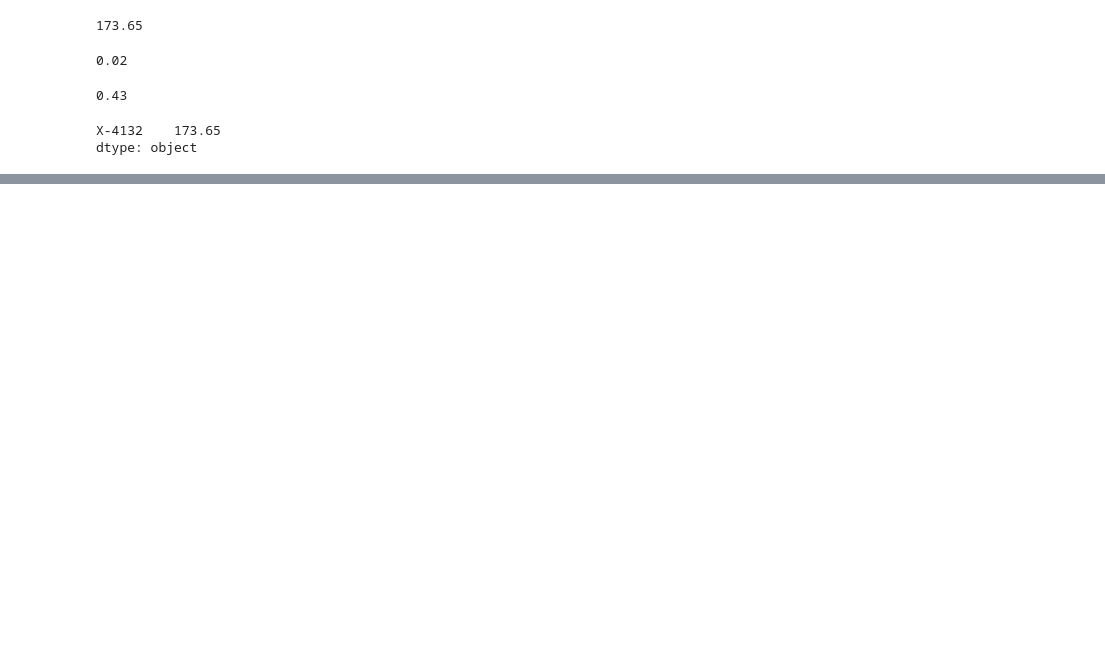
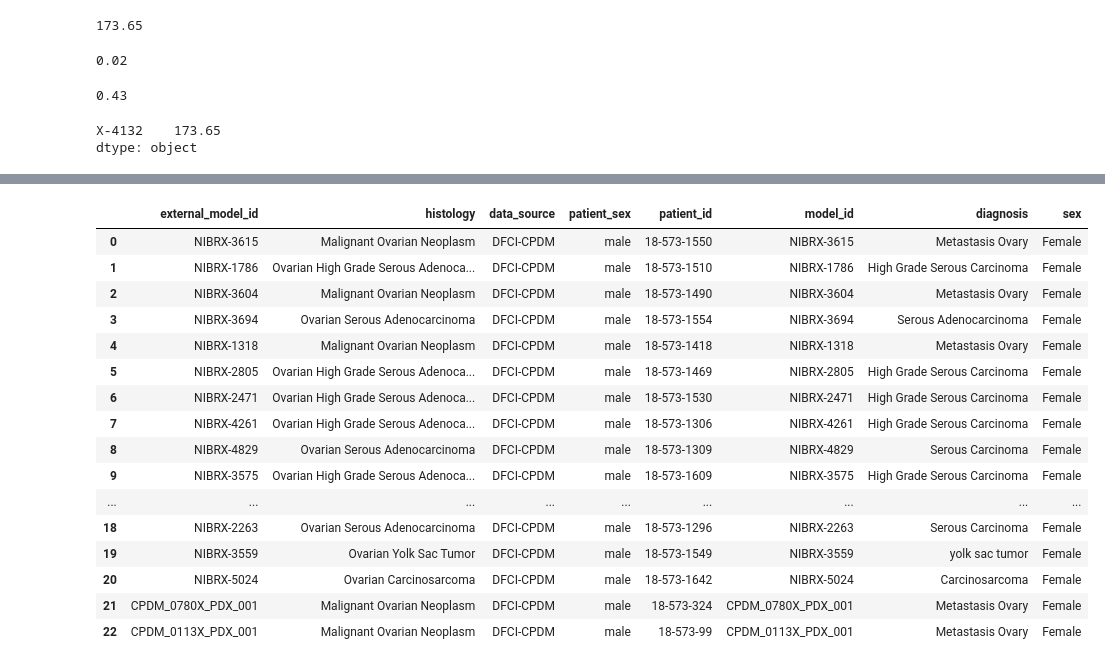
Before and after one commit to PDCMFinder/PdcmDataTransformers, a Jupyter notebook: DFCI/exp_cna_pdxe.ipynb, the cells around one changed output, grey strips where cells are left out. Saved outputs shown, nothing was run; the diff lists cells and outputs as text; code cells hidden in the pictures; blank space fills up the shorter version.

```diff
--- a/DFCI/exp_cna_pdxe.ipynb
+++ b/DFCI/exp_cna_pdxe.ipynb
@@ -70,0 +193,22 @@ cna[['Sample', 'X-4132']]
+# %%
+cm_si_oc = pd.read_json("https://www.cancermodels.org/api/search_index?&patient_sex=in.(%22male%22)&search_terms=ov.{%22Ovarian%20Cancer%22}&select=provider_name,patient_age,patient_sex,external_model_id,model_type,data_source,histology,primary_site,collection_site,tumour_type,dataset_available,scores,model_availability_boolean&order=scores-%3E%3Edata_score.desc.nullslast,scores-%3E%3Epdx_metadata_score.desc.nullslast,scores-%3E%3Ein_vitro_metadata_score.desc.nullslast")
+# %%
+cm_si_oc[['external_model_id', 'histology', 'data_source', 'patient_sex']].merge(merged_df, left_on='external_model_id', right_on='model_id', how='left')
+# %% [output]
+|  | external_model_id | histology | data_source | patient_sex | patient_id | model_id | diagnosis | sex |
+| 0 | NIBRX-3615 | Malignant Ovarian Neoplasm | DFCI-CPDM | male | 18-573-1550 | NIBRX-3615 | Metastasis Ovary | Female |
+| 1 | NIBRX-1786 | Ovarian High Grade Serous Adenoca... | DFCI-CPDM | male | 18-573-1510 | NIBRX-1786 | High Grade Serous Carcinoma | Female |
+| 2 | NIBRX-3604 | Malignant Ovarian Neoplasm | DFCI-CPDM | male | 18-573-1490 | NIBRX-3604 | Metastasis Ovary | Female |
+| 3 | NIBRX-3694 | Ovarian Serous Adenocarcinoma | DFCI-CPDM | male | 18-573-1554 | NIBRX-3694 | Serous Adenocarcinoma | Female |
+| 4 | NIBRX-1318 | Malignant Ovarian Neoplasm | DFCI-CPDM | male | 18-573-1418 | NIBRX-1318 | Metastasis Ovary | Female |
+| 5 | NIBRX-2805 | Ovarian High Grade Serous Adenoca... | DFCI-CPDM | male | 18-573-1469 | NIBRX-2805 | High Grade Serous Carcinoma | Female |
+| 6 | NIBRX-2471 | Ovarian High Grade Serous Adenoca... | DFCI-CPDM | male | 18-573-1530 | NIBRX-2471 | High Grade Serous Carcinoma | Female |
+| 7 | NIBRX-4261 | Ovarian High Grade Serous Adenoca... | DFCI-CPDM | male | 18-573-1306 | NIBRX-4261 | High Grade Serous Carcinoma | Female |
+| 8 | NIBRX-4829 | Ovarian Serous Adenocarcinoma | DFCI-CPDM | male | 18-573-1309 | NIBRX-4829 | Serous Carcinoma | Female |
+| 9 | NIBRX-3575 | Ovarian High Grade Serous Adenoca... | DFCI-CPDM | male | 18-573-1609 | NIBRX-3575 | High Grade Serous Carcinoma | Female |
+| ... | ... | ... | ... | ... | ... | ... | ... | ... |
+| 18 | NIBRX-2263 | Ovarian Serous Adenocarcinoma | DFCI-CPDM | male | 18-573-1296 | NIBRX-2263 | Serous Carcinoma | Female |
+| 19 | NIBRX-3559 | Ovarian Yolk Sac Tumor | DFCI-CPDM | male | 18-573-1549 | NIBRX-3559 | yolk sac tumor | Female |
+| 20 | NIBRX-5024 | Ovarian Carcinosarcoma | DFCI-CPDM | male | 18-573-1642 | NIBRX-5024 | Carcinosarcoma | Female |
+| 21 | CPDM_0780X_PDX_001 | Malignant Ovarian Neoplasm | DFCI-CPDM | male | 18-573-324 | CPDM_0780X_PDX_001 | Metastasis Ovary | Female |
+| 22 | CPDM_0113X_PDX_001 | Malignant Ovarian Neoplasm | DFCI-CPDM | male | 18-573-99 | CPDM_0113X_PDX_001 | Metastasis Ovary | Female |
```
Also changed, not shown: parts of 8 cells of this notebook, 4 other files.
